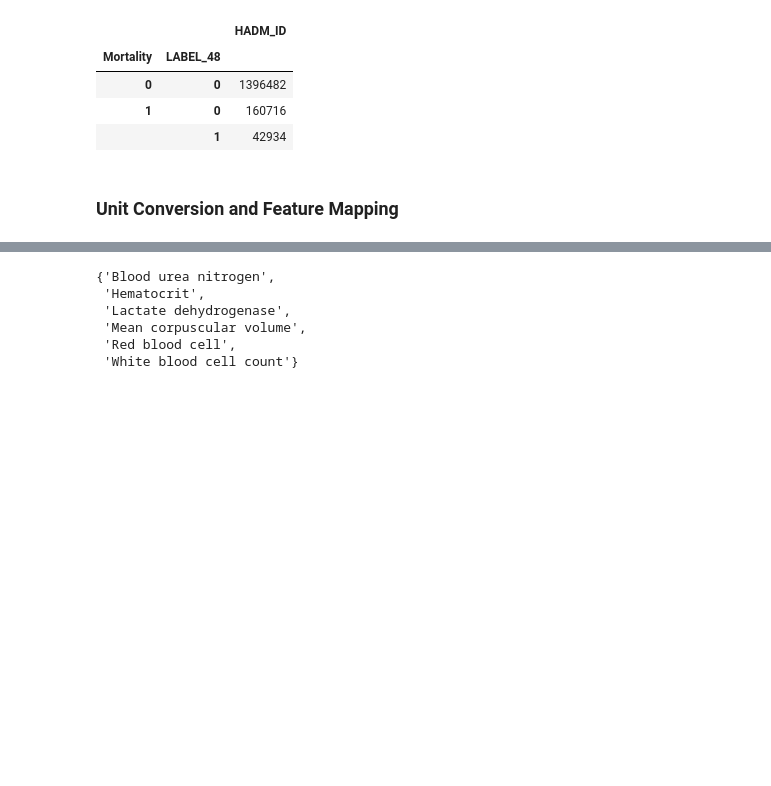
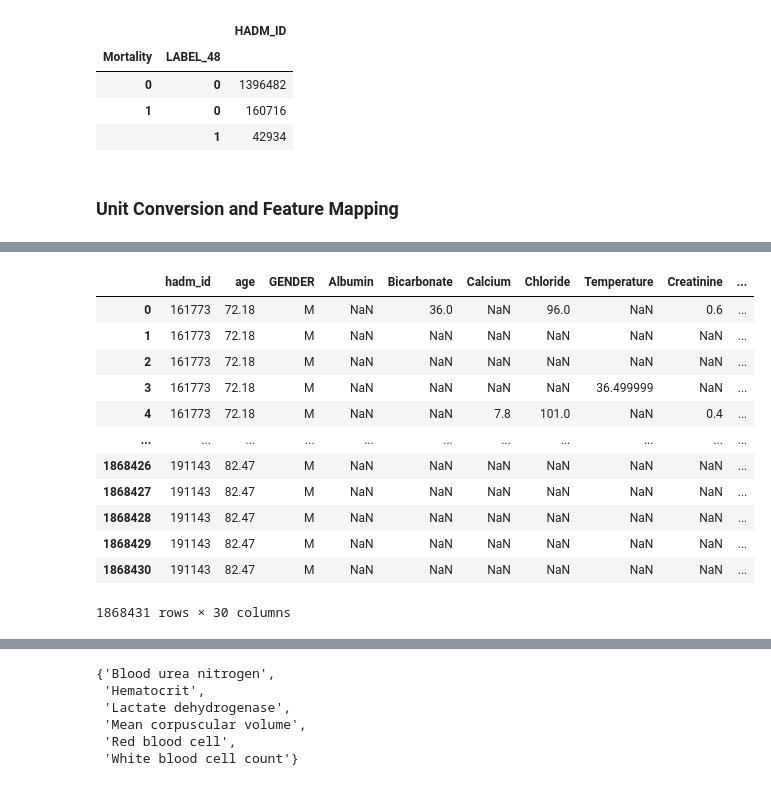
Before and after one commit to dancoster/DrugLab, a Jupyter notebook: hirid and mimic feature mapping - plots - unit conversion.ipynb, the cells around one changed output, grey strips where cells are left out. Cells and saved outputs as stored; diff of their text form; code cells hidden in the pictures; blank space fills up the shorter version.

```diff
--- a/plots.ipynb
+++ b/hirid and mimic feature mapping - plots - unit conversion.ipynb
@@ -1561,0 +1722,14 @@ hirid_mimic_mapping = {
+# %%
+extract_cols = ['hadm_id', 'age', 'GENDER', 'Albumin', 'Bicarbonate', 'Calcium',
+       'Chloride', 'Temperature', 'Creatinine', 'Diastolic blood pressure',
+       'Glucose', 'Heart Rate', 'Hemoglobin', 'Prothrombin time INR',
+       'Lactic acid', 'Lymphocytes', 'Magnesium', 'Neutrophils',
+       'Oxygen saturation', 'Platelets', 'Potassium', 'Respiratory rate',
+       'Sodium', 'Systolic blood pressure', 'ADMITTIME', 'DISCHTIME', 'charttime',
+       'LABEL_48', 'Mortality', 'LOS']
+lab_cols = ['Albumin', 'Bicarbonate', 'Calcium',
+       'Chloride', 'Temperature', 'Creatinine', 'Diastolic blood pressure',
+       'Glucose', 'Heart Rate', 'Hemoglobin', 'Prothrombin time INR',
+       'Lactic acid', 'Lymphocytes', 'Magnesium', 'Neutrophils',
+       'Oxygen saturation', 'Platelets', 'Potassium', 'Respiratory rate',
+       'Sodium', 'Systolic blood pressure']
@@ -1561,0 +1762,16 @@ hirid_mimic_mapping = {
+# %%
+mimic_m_extract[extract_cols]
+# %% [output]
+|  | hadm_id | age | GENDER | Albumin | Bicarbonate | Calcium | Chloride | Temperature | Creatinine | ... |
+| 0 | 161773 | 72.18 | M | NaN | 36.0 | NaN | 96.0 | NaN | 0.6 | ... |
+| 1 | 161773 | 72.18 | M | NaN | NaN | NaN | NaN | NaN | NaN | ... |
+| 2 | 161773 | 72.18 | M | NaN | NaN | NaN | NaN | NaN | NaN | ... |
+| 3 | 161773 | 72.18 | M | NaN | NaN | NaN | NaN | 36.499999 | NaN | ... |
+| 4 | 161773 | 72.18 | M | NaN | NaN | 7.8 | 101.0 | NaN | 0.4 | ... |
+| ... | ... | ... | ... | ... | ... | ... | ... | ... | ... | ... |
+| 1868426 | 191143 | 82.47 | M | NaN | NaN | NaN | NaN | NaN | NaN | ... |
+| 1868427 | 191143 | 82.47 | M | NaN | NaN | NaN | NaN | NaN | NaN | ... |
+| 1868428 | 191143 | 82.47 | M | NaN | NaN | NaN | NaN | NaN | NaN | ... |
+| 1868429 | 191143 | 82.47 | M | NaN | NaN | NaN | NaN | NaN | NaN | ... |
+| 1868430 | 191143 | 82.47 | M | NaN | NaN | NaN | NaN | NaN | NaN | ... |
+1868431 rows × 30 columns
```
Also changed, not shown: parts of 62 cells of this notebook, 5 other files.
